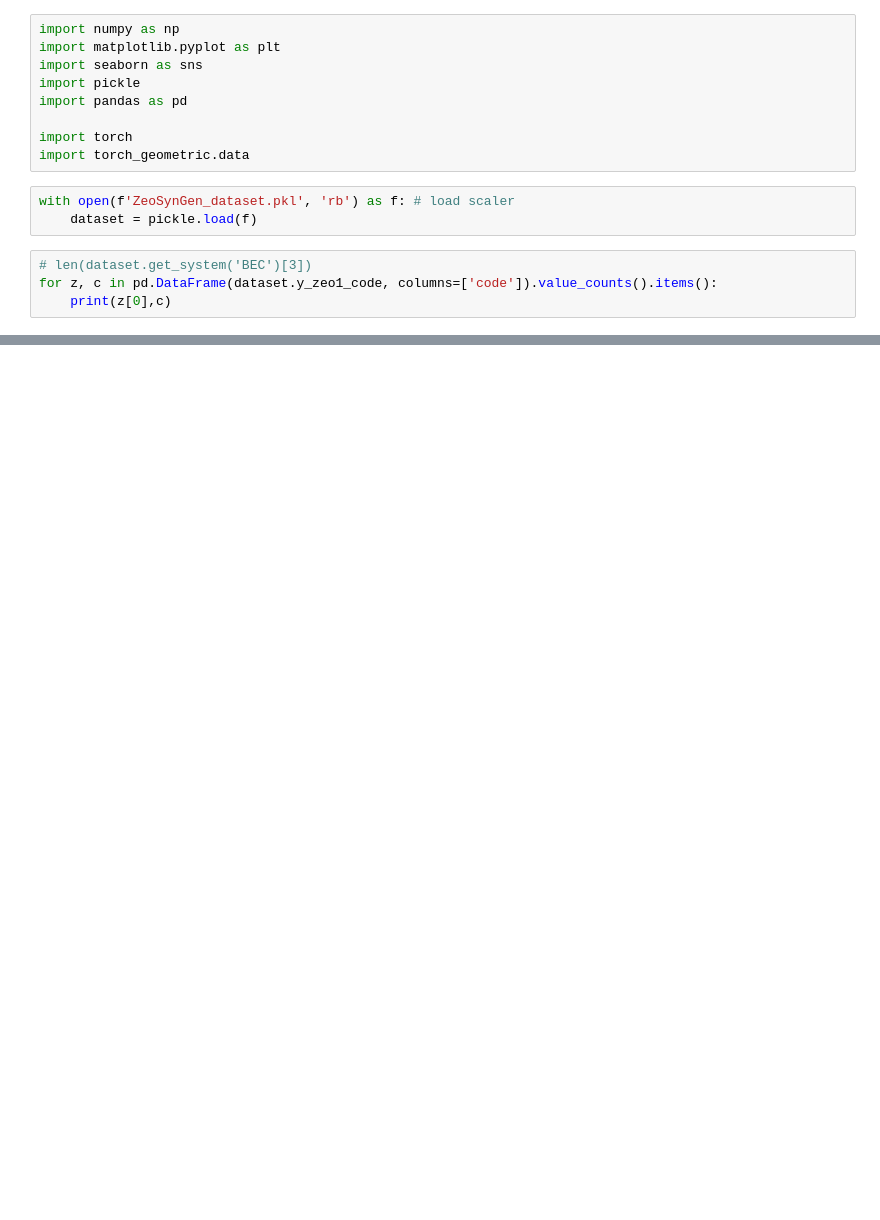
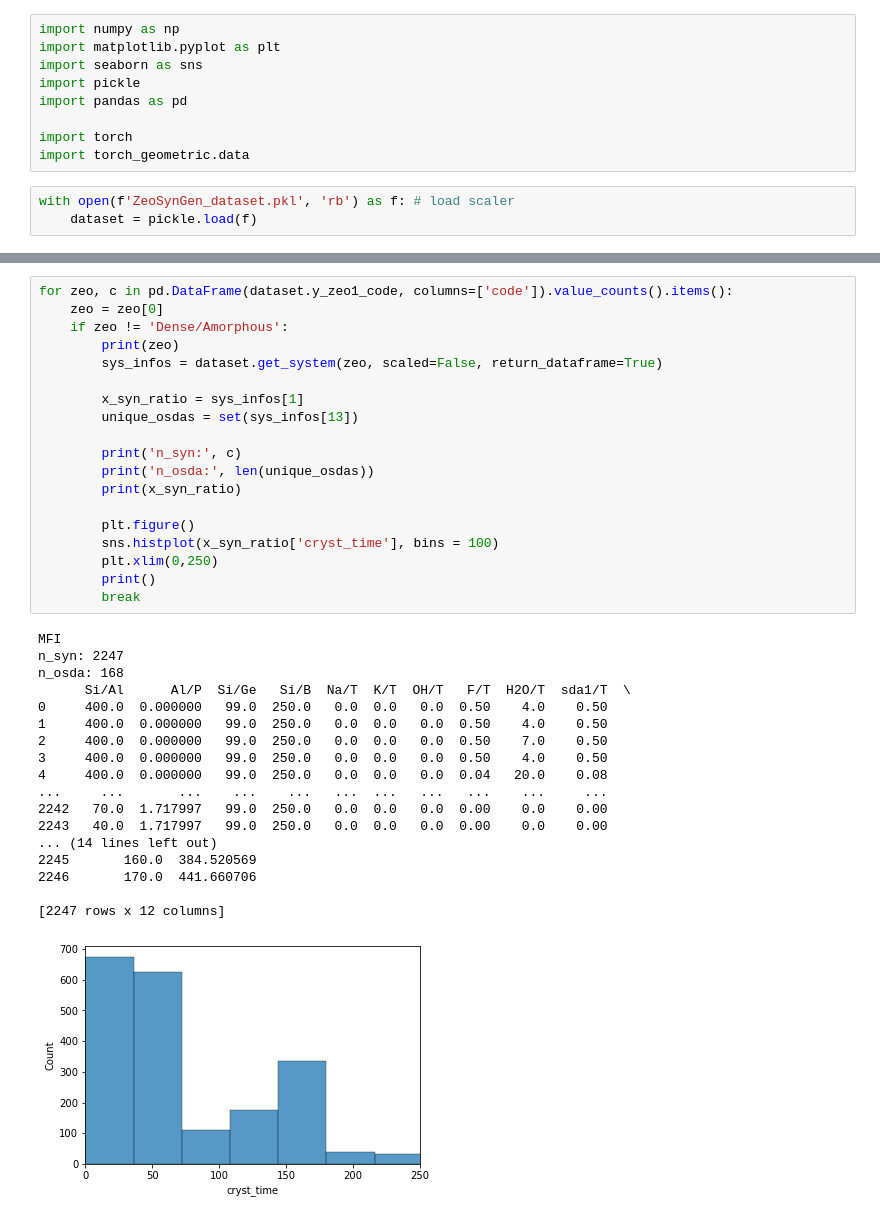
Before and after one commit to eltonpan/zeosyn_gen, a Jupyter notebook: data/analyze_zeosyngen.ipynb, the cells around one changed output, grey strips where cells are left out. Saved outputs shown, nothing was run; the diff lists cells and outputs as text; blank space fills up the shorter version.

```diff
--- a/data/analyze_zeosyngen.ipynb
+++ b/data/analyze_zeosyngen.ipynb
@@ -10,7 +10,3 @@ import torch_geometric.data
 # %%
 with open(f'ZeoSynGen_dataset.pkl', 'rb') as f: # load scaler
     dataset = pickle.load(f)
-# %%
-# len(dataset.get_system('BEC')[3])
-for z, c in pd.DataFrame(dataset.y_zeo1_code, columns=['code']).value_counts().items():
-    print(z[0],c)
@@ -35 +33,39 @@ ACO 1
+# %%
+for zeo, c in pd.DataFrame(dataset.y_zeo1_code, columns=['code']).value_counts().items():
+    zeo = zeo[0]
+    if zeo != 'Dense/Amorphous':
+        print(zeo)
+        sys_infos = dataset.get_system(zeo, scaled=False, return_dataframe=True)
+
+        x_syn_ratio = sys_infos[1]
+        unique_osdas = set(sys_infos[13])
+
+        print('n_syn:', c)
+        print('n_osda:', len(unique_osdas))
+        print(x_syn_ratio)
+
+        plt.figure()
+        sns.histplot(x_syn_ratio['cryst_time'], bins = 100)
+        plt.xlim(0,250)
+        print()
+        break
+# %% [output]
+MFI
+n_syn: 2247
+n_osda: 168
+      Si/Al      Al/P  Si/Ge   Si/B  Na/T  K/T  OH/T   F/T  H2O/T  sda1/T  \
+0     400.0  0.000000   99.0  250.0   0.0  0.0   0.0  0.50    4.0    0.50
+1     400.0  0.000000   99.0  250.0   0.0  0.0   0.0  0.50    4.0    0.50
+2     400.0  0.000000   99.0  250.0   0.0  0.0   0.0  0.50    7.0    0.50
+3     400.0  0.000000   99.0  250.0   0.0  0.0   0.0  0.50    4.0    0.50
+4     400.0  0.000000   99.0  250.0   0.0  0.0   0.0  0.04   20.0    0.08
+...     ...       ...    ...    ...   ...  ...   ...   ...    ...     ...
+2242   70.0  1.717997   99.0  250.0   0.0  0.0   0.0  0.00    0.0    0.00
+2243   40.0  1.717997   99.0  250.0   0.0  0.0   0.0  0.00    0.0    0.00
+... (14 lines left out)
+2245       160.0  384.520569
+2246       170.0  441.660706
+
+[2247 rows x 12 columns]
+[figure, added]
 # %%
```
Also changed, not shown: parts of 4 cells of this notebook, 6 other files.
